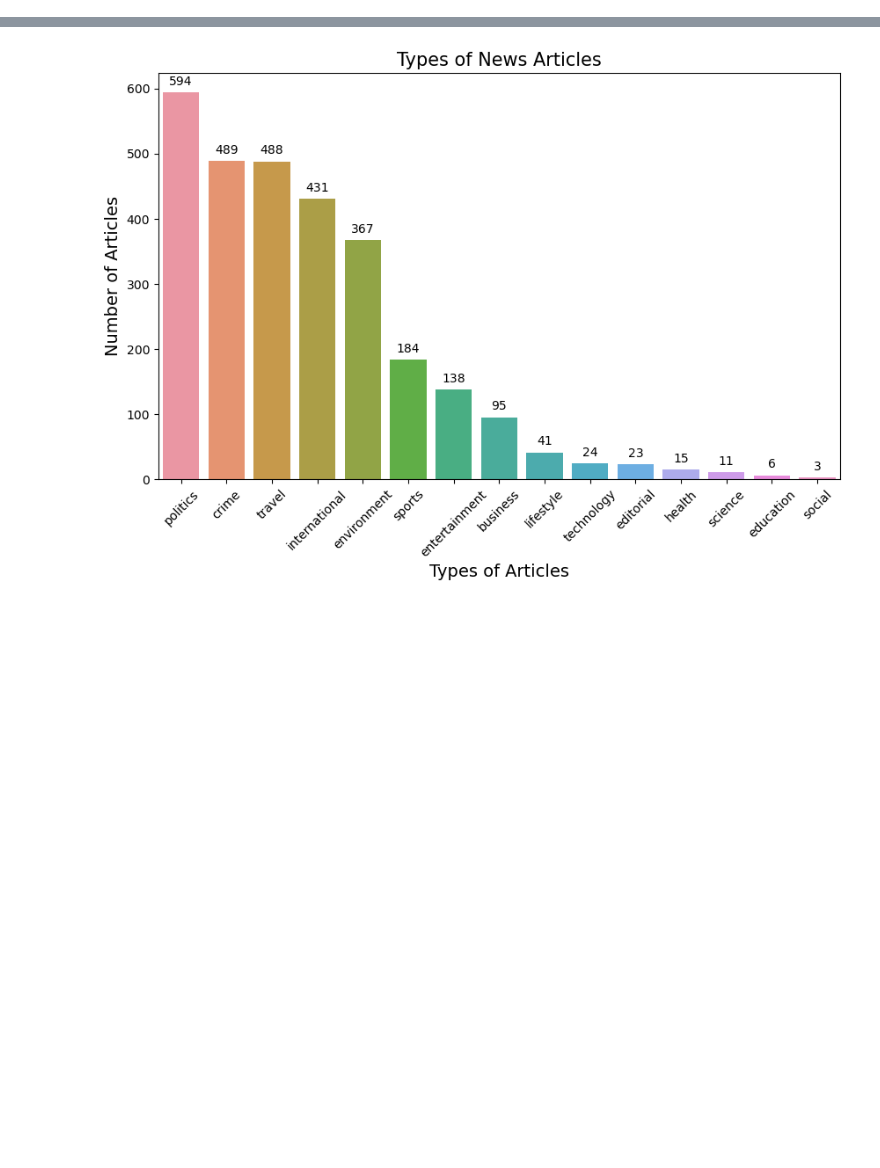
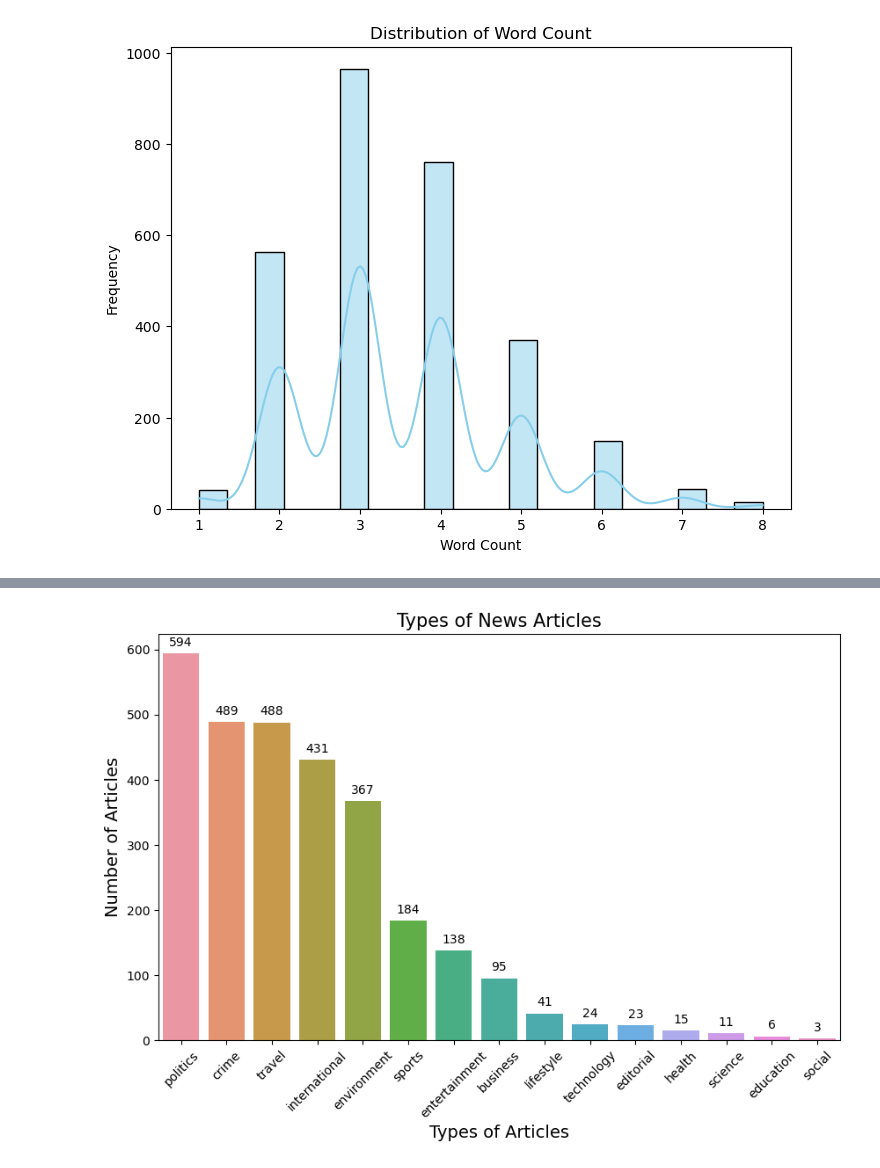
Before and after one commit to themaxermister/50.021-ai-event-detection, a Jupyter notebook: eda_after.ipynb, the cells around one changed output, grey strips where cells are left out. Drawn from its saved outputs; the diff is of its cells as text; code cells hidden in the pictures; blank space fills up the shorter version.

```diff
--- a/eda_after.ipynb
+++ b/eda_after.ipynb
@@ -3,4 +3,4 @@ import pandas as pd
 import seaborn as sns
 import matplotlib.pyplot as plt
 # %%
-df = pd.read_csv('data/test/train_with_category.csv')
+df = pd.read_csv('data/test/output_with_category.csv')
@@ -10,0 +23,9 @@ len(df['category'].unique())
+# %%
+plt.figure(figsize=(8, 6))
+sns.histplot(df['word_count'], bins=20, kde=True, color='skyblue')
+plt.title('Distribution of Word Count')
+plt.xlabel('Word Count')
+plt.ylabel('Frequency')
+plt.show()
+# %% [output]
+[figure, added]
```
Also changed, not shown: parts of 4 cells of this notebook, 8 other files.
